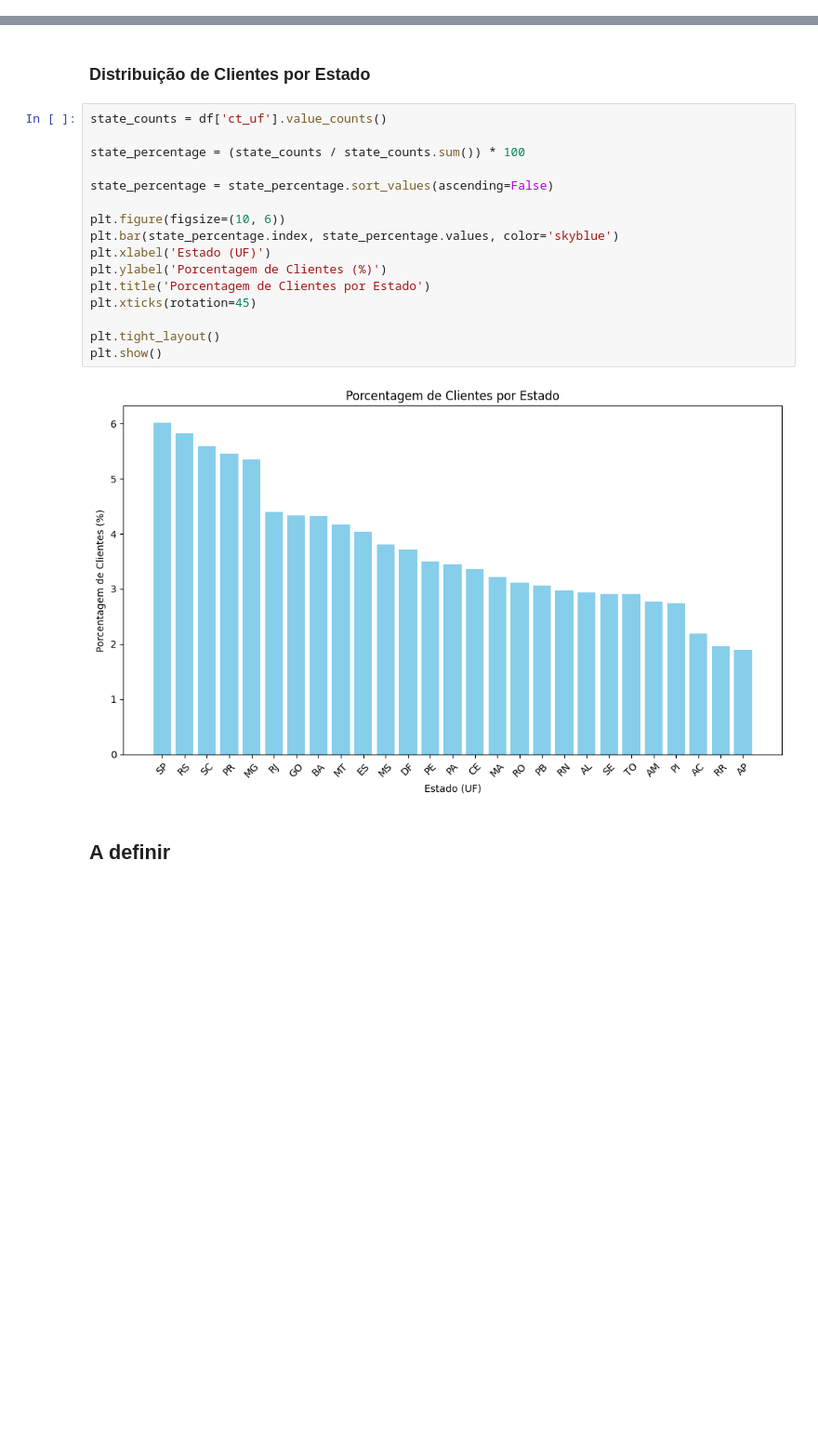
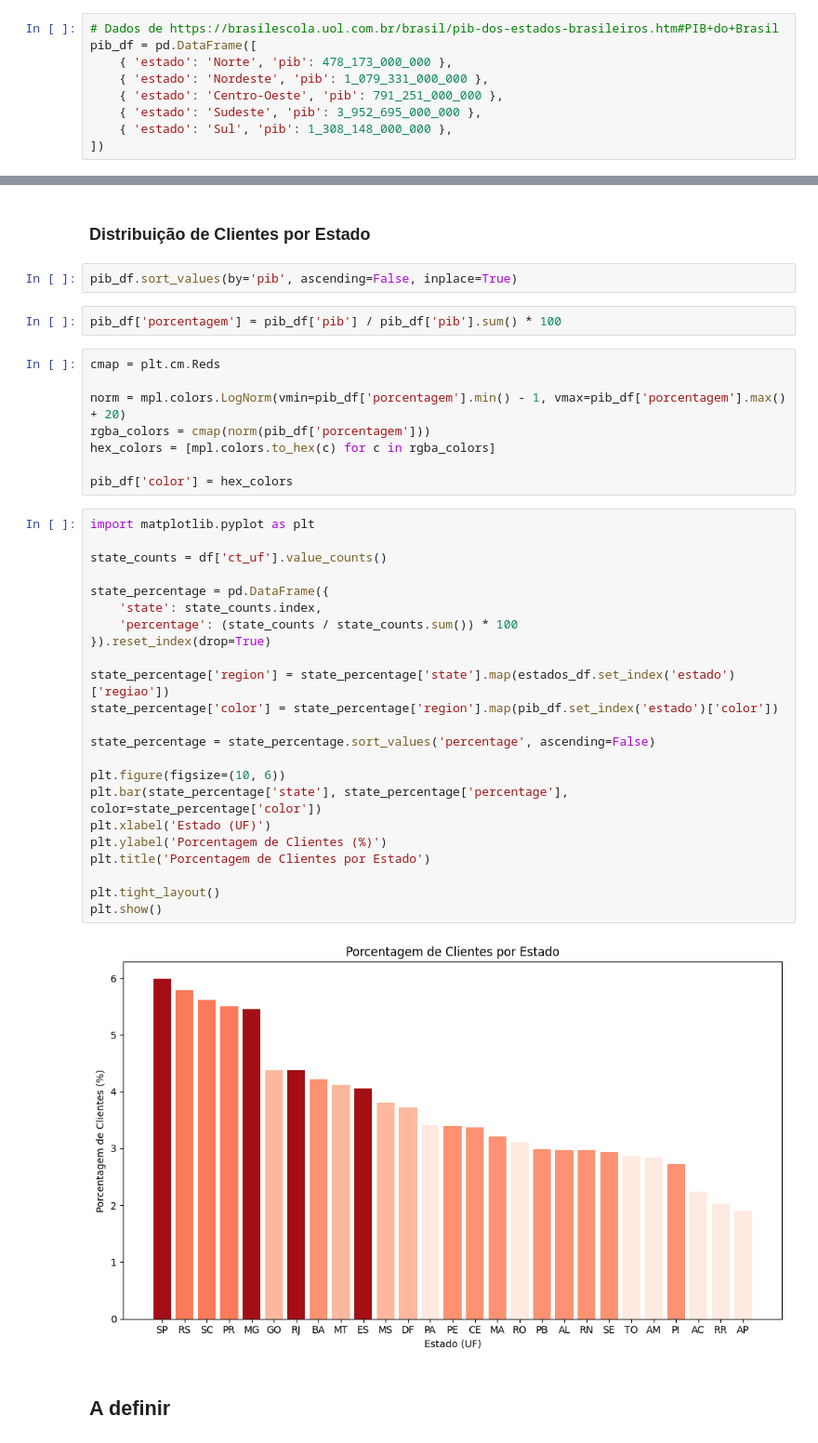
Before and after one commit to AutoProvision/market-analysis.notebook, a Jupyter notebook: analysis.ipynb, the cells around one changed output, grey strips where cells are left out. Shown: that part at 93% size. Saved outputs shown, nothing was run; the diff lists cells and outputs as text; blank space fills up the shorter version.

```diff
--- a/analysis.ipynb
+++ b/analysis.ipynb
@@ -41,0 +42,9 @@ df.orderBy(col('vl_carteira_ativa').desc()).limit(1).show()
+# %%
+# Dados de https://brasilescola.uol.com.br/brasil/pib-dos-estados-brasileiros.htm#PIB+do+Brasil
+pib_df = pd.DataFrame([
+	{ 'estado': 'Norte', 'pib': 478_173_000_000 },
+	{ 'estado': 'Nordeste', 'pib': 1_079_331_000_000 },
+	{ 'estado': 'Centro-Oeste', 'pib': 791_251_000_000 },
+	{ 'estado': 'Sudeste', 'pib': 3_952_695_000_000 },
+	{ 'estado': 'Sul', 'pib': 1_308_148_000_000 },
+])
@@ -196,23 +222,42 @@ plt.show()
 # %% [markdown]
 ### Distribuição de Clientes por Estado
+# %%
+pib_df.sort_values(by='pib', ascending=False, inplace=True)
+# %%
+pib_df['porcentagem'] = pib_df['pib'] / pib_df['pib'].sum() * 100
+# %%
+cmap = plt.cm.Reds
+
+norm = mpl.colors.LogNorm(vmin=pib_df['porcentagem'].min() - 1, vmax=pib_df['porcentagem'].max() + 20)
+rgba_colors = cmap(norm(pib_df['porcentagem']))
+hex_colors = [mpl.colors.to_hex(c) for c in rgba_colors]
+
+pib_df['color'] = hex_colors
 # %%
+import matplotlib.pyplot as plt
+
 state_counts = df['ct_uf'].value_counts()
 
-state_percentage = (state_counts / state_counts.sum()) * 100
+state_percentage = pd.DataFrame({
+    'state': state_counts.index,
+    'percentage': (state_counts / state_counts.sum()) * 100
+}).reset_index(drop=True)
 
-state_percentage = state_percentage.sort_values(ascending=False)
+state_percentage['region'] = state_percentage['state'].map(estados_df.set_index('estado')['regiao'])
+state_percentage['color'] = state_percentage['region'].map(pib_df.set_index('estado')['color'])
+
+state_percentage = state_percentage.sort_values('percentage', ascending=False)
 
 plt.figure(figsize=(10, 6))
-plt.bar(state_percentage.index, state_percentage.values, color='skyblue')
+plt.bar(state_percentage['state'], state_percentage['percentage'], color=state_percentage['color'])
 plt.xlabel('Estado (UF)')
 plt.ylabel('Porcentagem de Clientes (%)')
 plt.title('Porcentagem de Clientes por Estado')
-plt.xticks(rotation=45)
 
 plt.tight_layout()
 plt.show()
 # %% [output]
-[figure, old version]
+[figure, new version]
 # %% [markdown]
 ## A definir
 # %%
```
Also changed, not shown: parts of 21 cells of this notebook, 15 other files.
